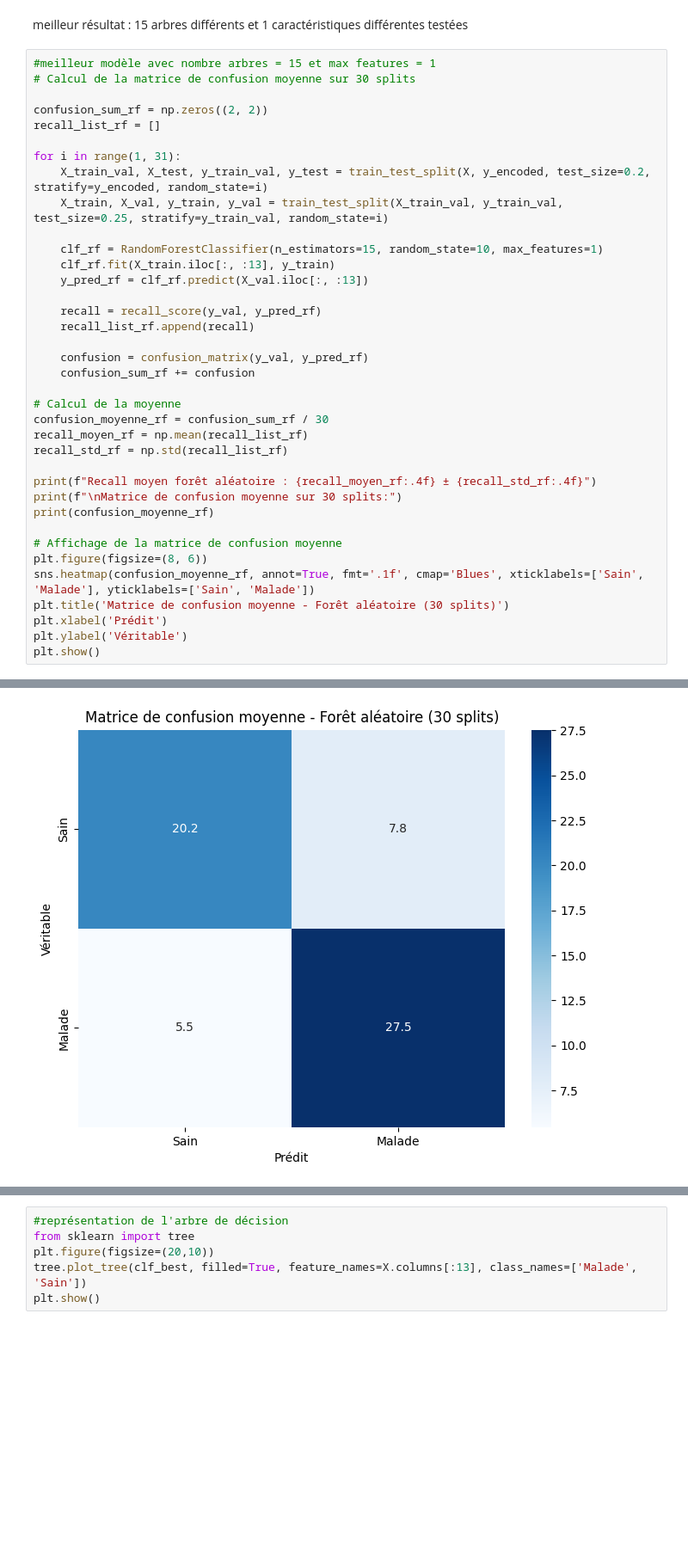
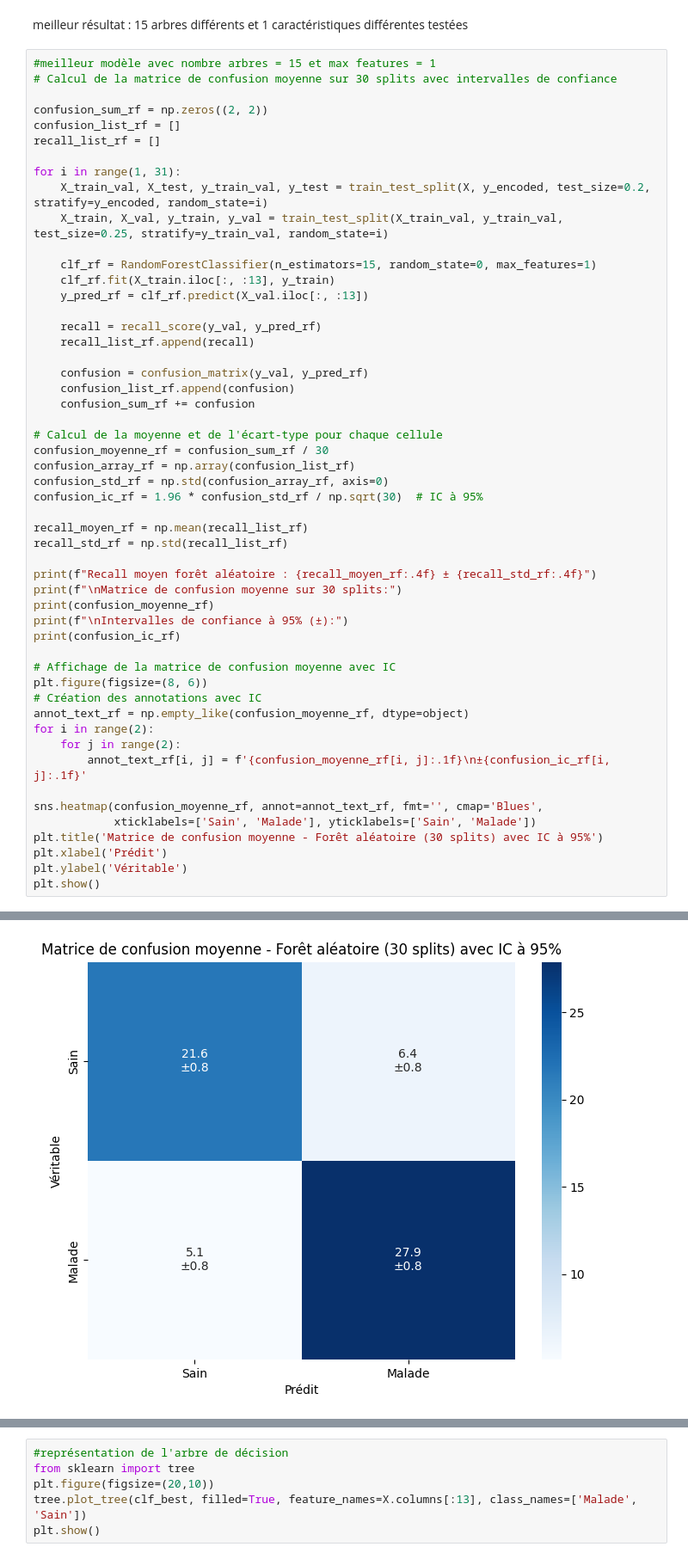
Before and after one commit to prichert17/Apprentissage_automatique_arbre_decision, a Jupyter notebook: main.ipynb, the cells around one changed output, grey strips where cells are left out. Shown at 86% size. Saved outputs shown, nothing was run; the diff lists cells and outputs as text; blank space fills up the shorter version.

Commit message:
ajout intervalle de confiance sur matrices de confusions

```diff
--- a/main.ipynb
+++ b/main.ipynb
@@ -553,16 +572,17 @@ plt.show()
 meilleur résultat : 15 arbres différents et 1 caractéristiques différentes testées
 # %%
 #meilleur modèle avec nombre arbres = 15 et max features = 1
-# Calcul de la matrice de confusion moyenne sur 30 splits
+# Calcul de la matrice de confusion moyenne sur 30 splits avec intervalles de confiance
 
 confusion_sum_rf = np.zeros((2, 2))
+confusion_list_rf = []
 recall_list_rf = []
 
 for i in range(1, 31):
     X_train_val, X_test, y_train_val, y_test = train_test_split(X, y_encoded, test_size=0.2, stratify=y_encoded, random_state=i)
     X_train, X_val, y_train, y_val = train_test_split(X_train_val, y_train_val, test_size=0.25, stratify=y_train_val, random_state=i)
 
-    clf_rf = RandomForestClassifier(n_estimators=15, random_state=10, max_features=1)
+    clf_rf = RandomForestClassifier(n_estimators=15, random_state=0, max_features=1)
     clf_rf.fit(X_train.iloc[:, :13], y_train)
     y_pred_rf = clf_rf.predict(X_val.iloc[:, :13])
 
@@ -570,21 +590,35 @@ for i in range(1, 31):
     recall_list_rf.append(recall)
 
     confusion = confusion_matrix(y_val, y_pred_rf)
+    confusion_list_rf.append(confusion)
     confusion_sum_rf += confusion
 
-# Calcul de la moyenne
+# Calcul de la moyenne et de l'écart-type pour chaque cellule
 confusion_moyenne_rf = confusion_sum_rf / 30
+confusion_array_rf = np.array(confusion_list_rf)
+confusion_std_rf = np.std(confusion_array_rf, axis=0)
+confusion_ic_rf = 1.96 * confusion_std_rf / np.sqrt(30)  # IC à 95%
+
 recall_moyen_rf = np.mean(recall_list_rf)
 recall_std_rf = np.std(recall_list_rf)
 
 print(f"Recall moyen forêt aléatoire : {recall_moyen_rf:.4f} ± {recall_std_rf:.4f}")
 print(f"\nMatrice de confusion moyenne sur 30 splits:")
 print(confusion_moyenne_rf)
+print(f"\nIntervalles de confiance à 95% (±):")
+print(confusion_ic_rf)
 
-# Affichage de la matrice de confusion moyenne
+# Affichage de la matrice de confusion moyenne avec IC
 plt.figure(figsize=(8, 6))
-sns.heatmap(confusion_moyenne_rf, annot=True, fmt='.1f', cmap='Blues', xticklabels=['Sain', 'Malade'], yticklabels=['Sain', 'Malade'])
-plt.title('Matrice de confusion moyenne - Forêt aléatoire (30 splits)')
+# Création des annotations avec IC
+annot_text_rf = np.empty_like(confusion_moyenne_rf, dtype=object)
+for i in range(2):
+    for j in range(2):
+        annot_text_rf[i, j] = f'{confusion_moyenne_rf[i, j]:.1f}\n±{confusion_ic_rf[i, j]:.1f}'
+
+sns.heatmap(confusion_moyenne_rf, annot=annot_text_rf, fmt='', cmap='Blues',
+            xticklabels=['Sain', 'Malade'], yticklabels=['Sain', 'Malade'])
+plt.title('Matrice de confusion moyenne - Forêt aléatoire (30 splits) avec IC à 95%')
 plt.xlabel('Prédit')
 plt.ylabel('Véritable')
 plt.show()
@@ -597,4 +635,4 @@ Matrice de confusion moyenne sur 30 splits:
-[figure, old version]
+[figure, new version]
 # %%
 #Comparaison de l'arbre de décision et de la forêt aléatoire sur 30 splits
 
```
Also changed, not shown: parts of 4 cells of this notebook.
